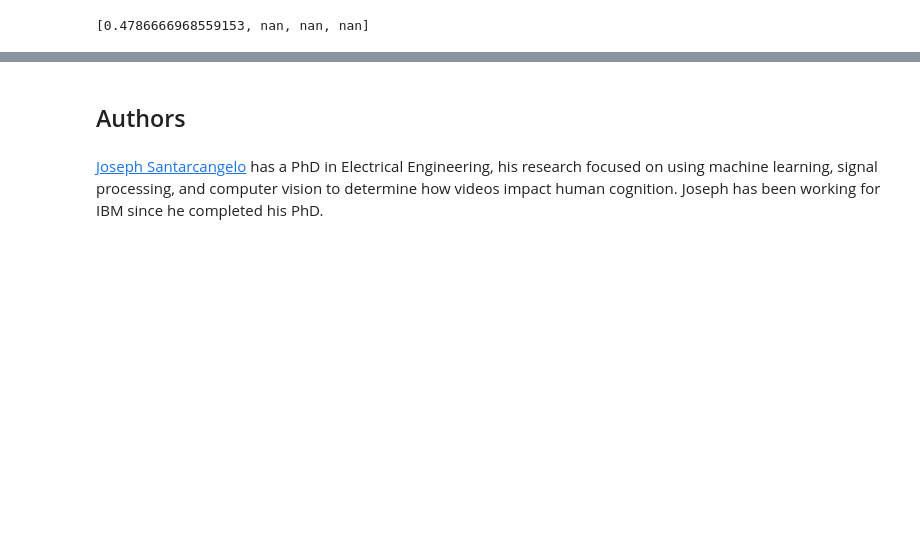
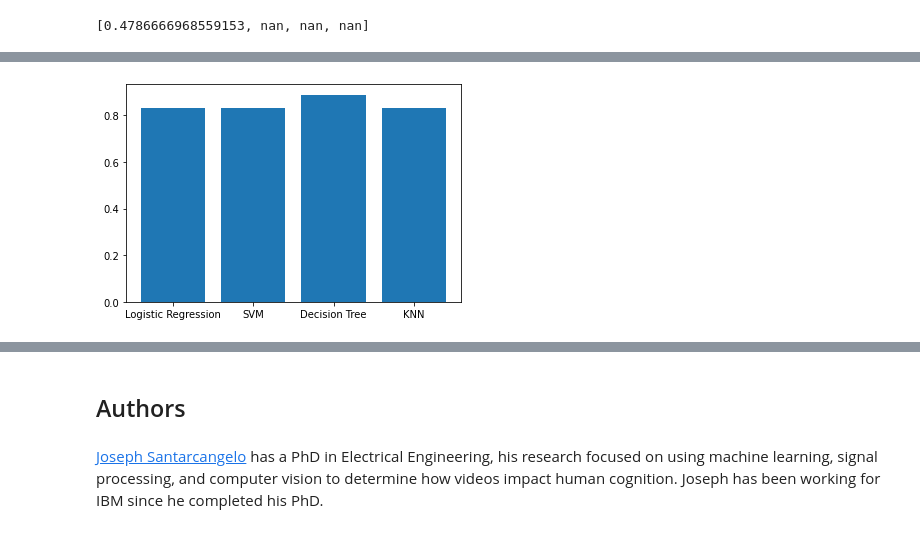
Before and after one commit to geofias/Applied-Data-Science-Capstone, a Jupyter notebook: SpaceX_Machine Learning Prediction_Part_5.ipynb, the cells around one changed output, grey strips where cells are left out. Cells and saved outputs as stored; diff of their text form; code cells hidden in the pictures; blank space fills up the shorter version.

```diff
--- a/SpaceX_Machine Learning Prediction_Part_5.ipynb
+++ b/SpaceX_Machine Learning Prediction_Part_5.ipynb
@@ -221,7 +222,8 @@ accuracy : 0.8482142857142856
 # %% [markdown]
 Calculate the accuracy on the test data using the method <code>score</code>:
 # %%
-svm_cv.score(X_test, Y_test)
+svm_accuracy = svm_cv.score(X_test, Y_test)
+print(svm_accuracy)
 # %% [output]
 0.8333333333333334
 # %% [markdown]
@@ -257,5 +259,6 @@ accuracy : 0.875
 # %% [markdown]
 Calculate the accuracy of tree_cv on the test data using the method <code>score</code>:
 # %%
-tree_cv.score(X_test, Y_test)
+tree_accuracy = tree_cv.score(X_test, Y_test)
+print(tree_accuracy)
 # %% [output]
@@ -290,7 +293,8 @@ accuracy : 0.8482142857142858
 # %% [markdown]
 Calculate the accuracy of tree_cv on the test data using the method <code>score</code>:
 # %%
-knn_cv.score(X_test, Y_test)
+knn_accuracy = knn_cv.score(X_test, Y_test)
+print(knn_accuracy)
 # %% [output]
 0.8333333333333334
 # %% [markdown]
@@ -363 +367,5 @@ m_scores
 | KNN | 0.800000 | 0.814815 | NaN |
+# %%
+accuracy_scores = [logreg_accuracy, svm_accuracy, tree_accuracy, knn_accuracy]
+df_scores = pd.DataFrame(accuracy_scores, index=["Logistic Regression", "SVM", "Decision Tree", "KNN"], columns=["Accuracy"])
+df_scores
@@ -363,0 +378,5 @@ m_scores
+# %%
+plt.bar(df_scores.index, df_scores["Accuracy"])
+plt.show()
+# %% [output]
+[figure, added]
```
Also changed, not shown: parts of 9 cells of this notebook, 2 other files.
